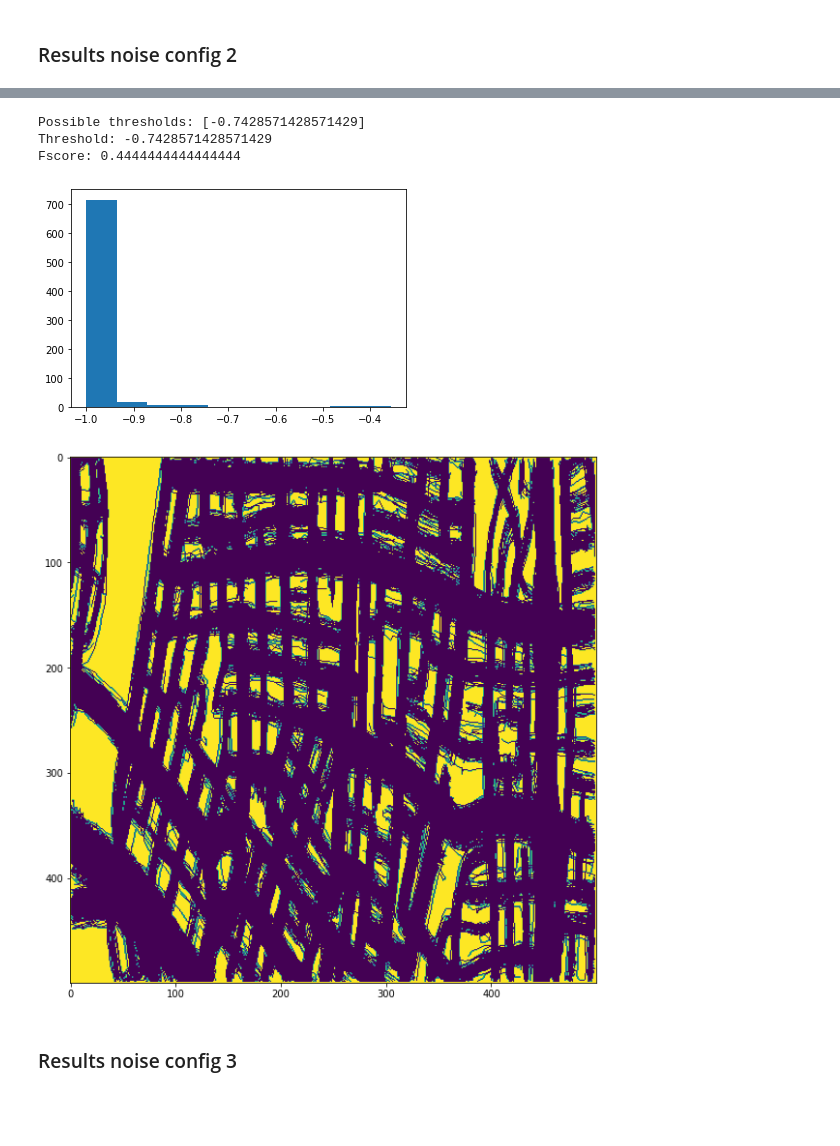
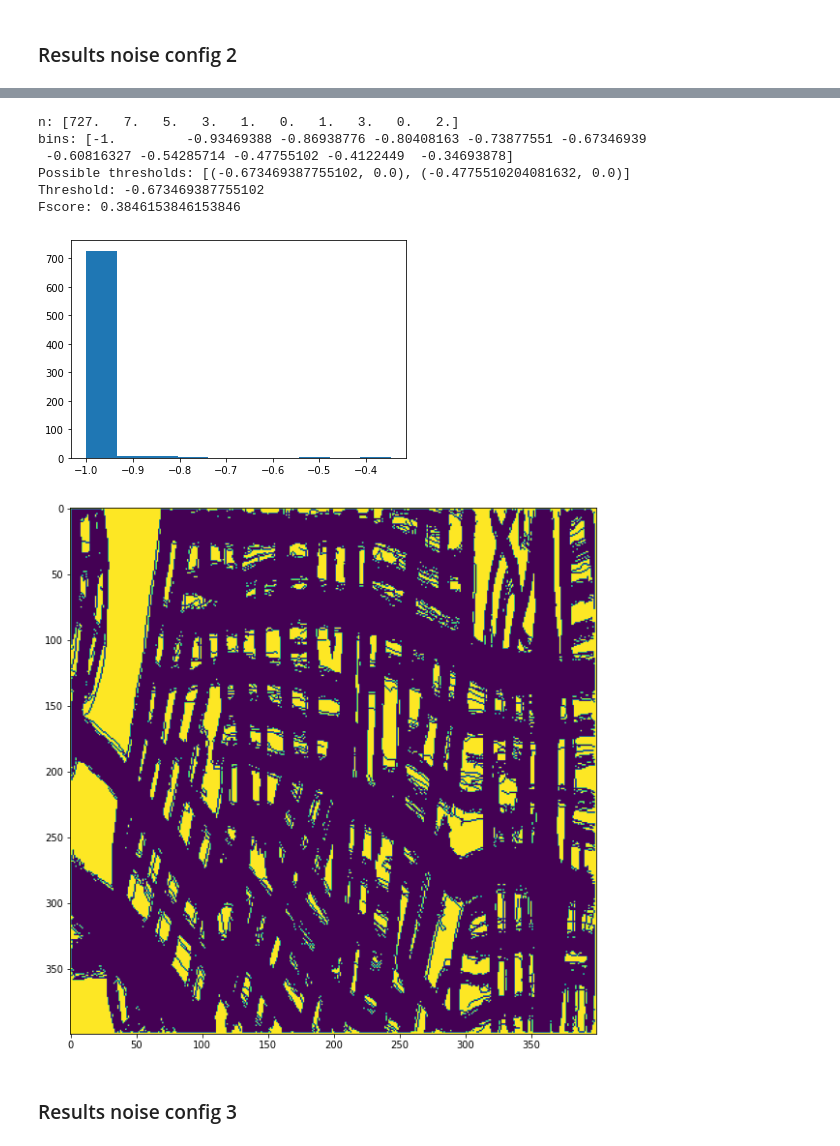
Before and after one commit to KJ-Waller/SyntheticHighways, a Jupyter notebook: ChangeDetection/notebooks/HistogramAnalysis.ipynb, the cells around one changed output, grey strips where cells are left out. Saved outputs shown, nothing was run; the diff lists cells and outputs as text; code cells hidden in the pictures; blank space fills up the shorter version.

```diff
--- a/ChangeDetection/notebooks/HistogramAnalysis.ipynb
+++ b/ChangeDetection/notebooks/HistogramAnalysis.ipynb
@@ -123,7 +132,7 @@ Fscore: 0.9090909090909091
 dataset = SHDataset(noise=True, noise_config=2)
 G1,T1,G2,T2 = dataset.read_snapshots(0, bbox=bbox)
 
-hist_det = HistogramDetector(G1, bbox, hist_dims=(500,500))
+hist_det = HistogramDetector(G1, bbox, hist_dims=(400,400))
 G2_pred_hist = hist_det.forward(T2['T'])
 gt_labels = groundtruth_labels(G1, G2)
 plot_graph(G2_pred_hist, use_weights=True, figsize=(10,10))
@@ -142,8 +151,11 @@ print(f'Fscore: {fscore_hist}')
-Possible thresholds: [-0.7428571428571429]
-Threshold: -0.7428571428571429
-Fscore: 0.4444444444444444
+n: [727.   7.   5.   3.   1.   0.   1.   3.   0.   2.]
+bins: [-1.         -0.93469388 -0.86938776 -0.80408163 -0.73877551 -0.67346939
+ -0.60816327 -0.54285714 -0.47755102 -0.4122449  -0.34693878]
+Possible thresholds: [(-0.673469387755102, 0.0), (-0.4775510204081632, 0.0)]
+Threshold: -0.673469387755102
+Fscore: 0.3846153846153846
-[figure, old version]
+[figure, new version]
-[figure, old version]
+[figure, new version]
 # %% [markdown]
 ### Results noise config 3
 # %%
```
Also changed, not shown: parts of 8 cells of this notebook, 1 other file.
